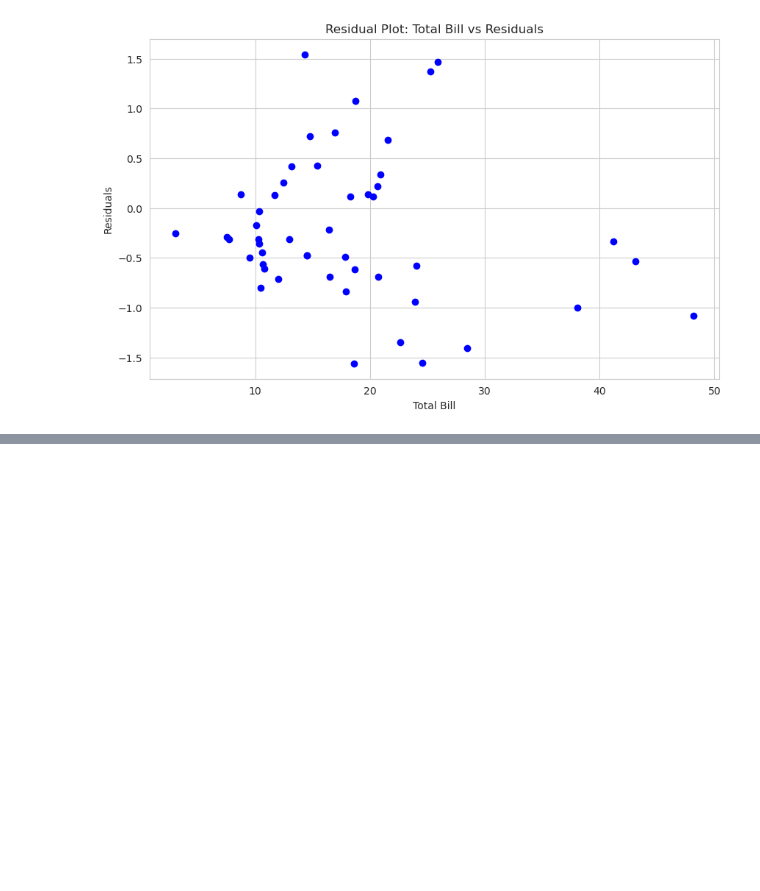
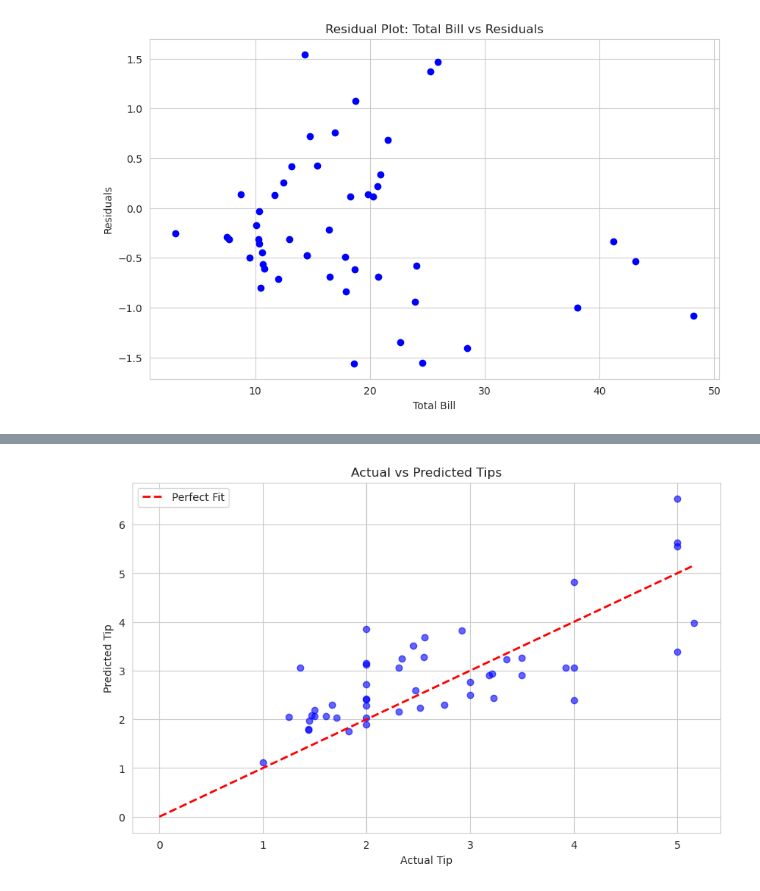
Before and after one commit to Ritik-mobcoder/Correlation-and-Regression-analysis, a Jupyter notebook: Correlation.ipynb, the cells around one changed output, grey strips where cells are left out. Saved outputs shown, nothing was run; the diff lists cells and outputs as text; code cells hidden in the pictures; blank space fills up the shorter version.

Commit message:
Multiple liner Regression

```diff
--- a/Correlation.ipynb
+++ b/Correlation.ipynb
@@ -123,0 +127,21 @@ Text(0.5, 1.0, 'Residual Plot: Total Bill vs Residuals')
+# %%
+X = tips[["total_bill", "size"]]
+y = tips["tip"]
+
+X_train, X_test, y_train, y_test = train_test_split(X, y, test_size=0.2, random_state=42)
+
+model = LinearRegression()
+
+model.fit(X_train, y_train)
+y_pred = model.predict(X_test)
+
+plt.figure(figsize=(10, 6))
+plt.scatter(y_test, y_pred, color="blue", alpha=0.6)
+plt.plot([0, max(y_test)], [0, max(y_test)], color="red", linestyle="--", linewidth=2, label="Perfect Fit")
+plt.xlabel("Actual Tip")
+plt.ylabel("Predicted Tip")
+plt.title("Actual vs Predicted Tips")
+plt.legend()
+plt.show()
+# %% [output]
+[figure, added]
```
Also changed, not shown: parts of 1 cell of this notebook.
